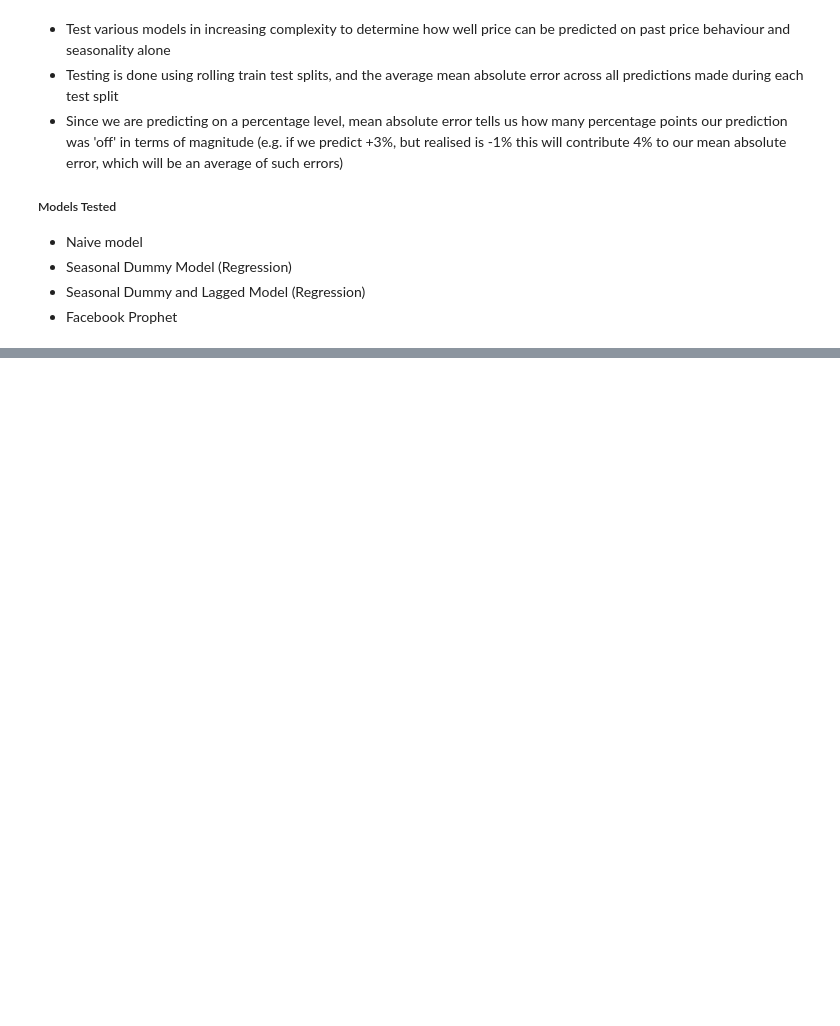
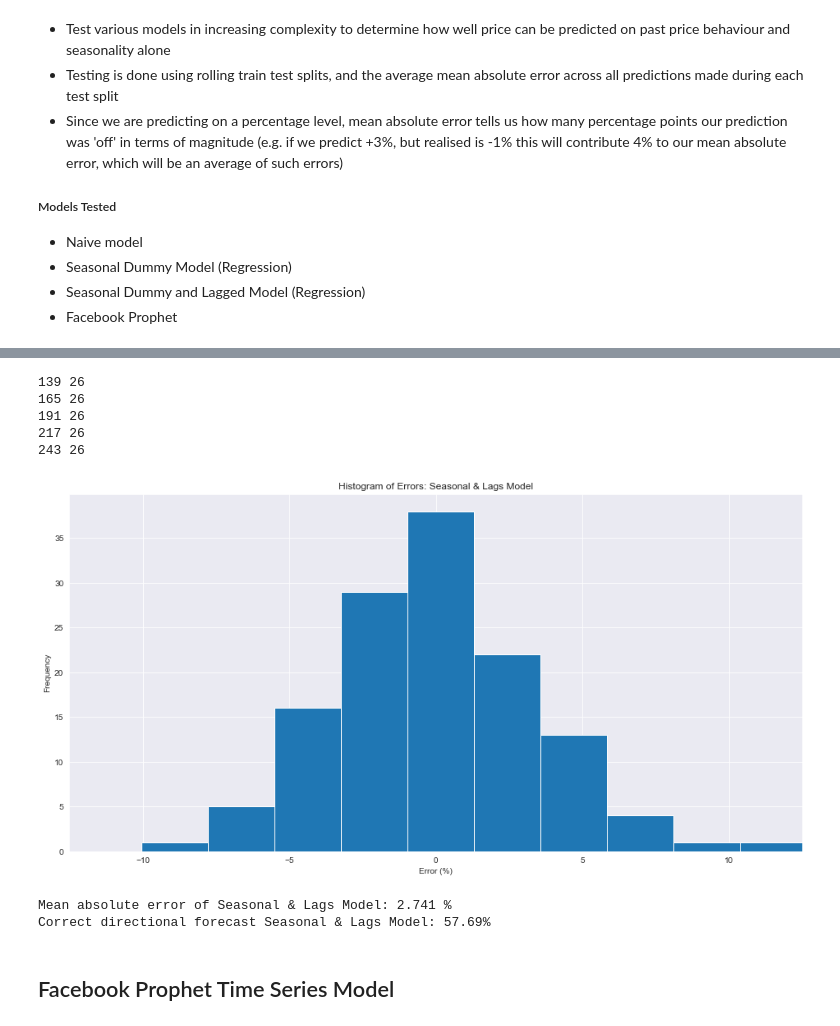
Before and after one commit to EricOstr/live_cattle, a Jupyter notebook: analysis/monthly_cash_price_analysis/cash_price_seasonal.ipynb, the cells around one changed output, grey strips where cells are left out. Saved outputs shown, nothing was run; the diff lists cells and outputs as text; code cells hidden in the pictures; blank space fills up the shorter version.

```diff
--- a/analysis/monthly_cash_price_analysis/cash_price_seasonal.ipynb
+++ b/analysis/monthly_cash_price_analysis/cash_price_seasonal.ipynb
@@ -387,0 +392,53 @@ Notes:
+# %%
+errors_seasonal_lags_model = []
+errors_seasonal_lags_model_directional = []
+
+for train_index, test_index in tscv.split(df_seasonal_lags_model):
+
+    print(len(train_index), len(test_index))
+
+    train_data, test_data = df_seasonal_lags_model.iloc[train_index], df_seasonal_lags_model.iloc[test_index]
+
+    model = sm.OLS(
+        train_data['price_received_ge_500_national_pct_chg'],
+        train_data.drop('price_received_ge_500_national_pct_chg', axis=1)
+    ).fit()
+
+    y_pred = model.predict(test_data.drop('price_received_ge_500_national_pct_chg', axis=1))
+    y_true = test_data['price_received_ge_500_national_pct_chg']
+
+    errors_seasonal_lags_model.extend(y_pred - y_true)
+
+    errors_seasonal_lags_model_directional.extend(
+        [1 if i > 0 else 0 for i in y_true*y_pred]
+    )
+# %% [output]
+139 26
+165 26
+191 26
+217 26
+243 26
+# %%
+import matplotlib.pyplot as plt
+
+model_name = 'Seasonal & Lags Model'
+errors = errors_seasonal_lags_model
+errors_directional = errors_seasonal_lags_model_directional
+
+####
+
+plt.hist(errors)
+plt.xlabel('Error (%)')
+plt.ylabel('Frequency')
+plt.title(f'Histogram of Errors: {model_name}')
+plt.xlim(-12.5, 12.5)
+plt.show()
+
+print(f'Mean absolute error of {model_name}: {round(np.mean(abs(pd.Series(errors))),3)} %')
+print(f'Correct directional forecast {model_name}: {np.mean([1 if i > 0 else 0 for i in errors_directional])*100:.2f}%')
+# %% [output]
+[figure, added]
+Mean absolute error of Seasonal & Lags Model: 2.741 %
+Correct directional forecast Seasonal & Lags Model: 57.69%
+# %% [markdown]
+## Facebook Prophet Time Series Model
```
Also changed, not shown: parts of 25 cells of this notebook, 3 other files.
